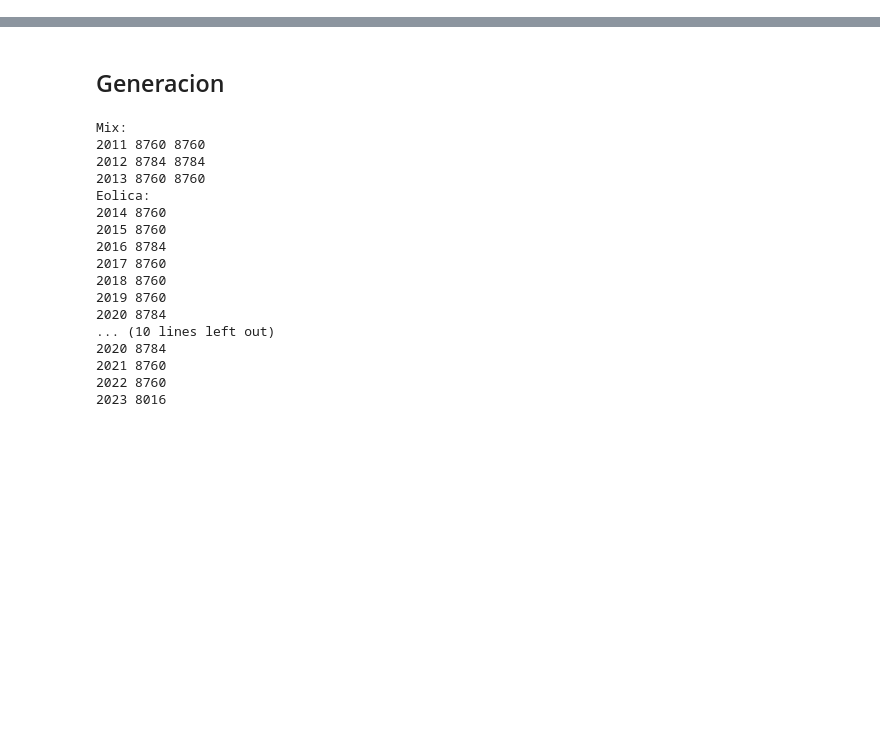
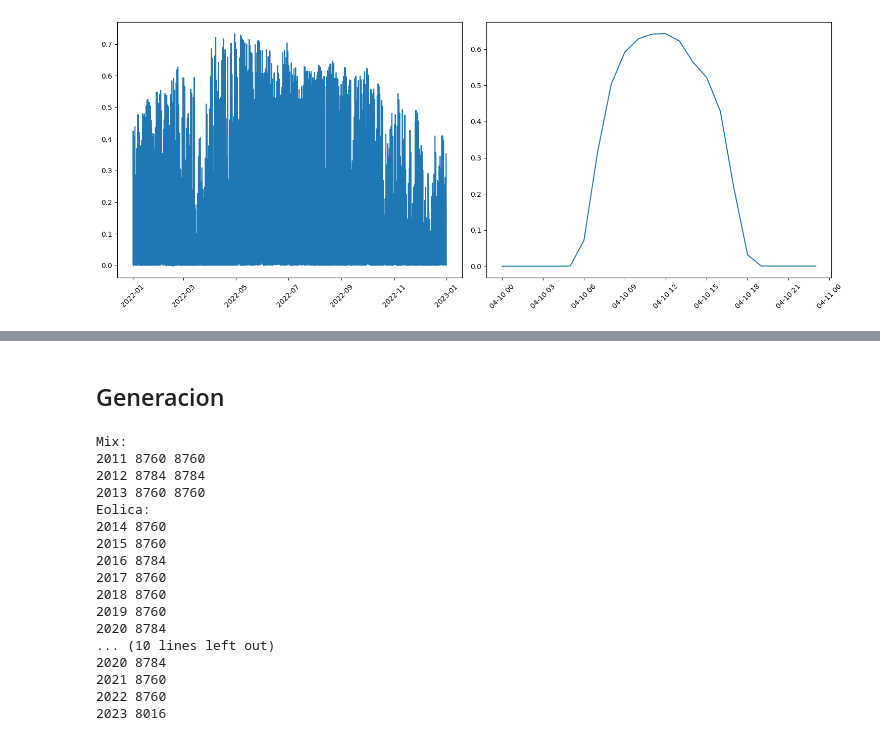
Before and after one commit to fcelya/solar-wind-generation, a Jupyter notebook: data_aggregation.ipynb, the cells around one changed output, grey strips where cells are left out. Drawn from its saved outputs; the diff is of its cells as text; code cells hidden in the pictures; blank space fills up the shorter version.

```diff
--- a/data_aggregation.ipynb
+++ b/data_aggregation.ipynb
@@ -4,0 +47,5 @@ import matplotlib.pyplot as plt
+# %%
+df_spv_pot = read_folder(folder_path,'potencia_instalada_solar_ph',save=False)
+df_st_pot = read_folder(folder_path,'potencia_instalada_solar_th',save=False)
+df_w_pot = read_folder(folder_path,'potencia_instalada_eolica',save=False)
+df_w_pot
@@ -4,0 +70,22 @@ import matplotlib.pyplot as plt
+# %%
+df = df_spv.merge(df_st,how='outer',left_index=True,right_index=True).merge(df_w,how='outer',left_index=True,right_index=True)
+df.columns = ['gen_spv','gen_st','gen_w']
+df = df.merge(df_spv_pot,how='outer',left_index=True,right_index=True).merge(df_st_pot,how='outer',left_index=True,right_index=True).merge(df_w_pot,how='outer',left_index=True,right_index=True)
+df.columns = ['gen_spv','gen_st','gen_w','pot_spv','pot_st','pot_w']
+df['pot_spv'] = df['pot_spv'].ffill()
+df['pot_st'] = df['pot_st'].ffill()
+df['pot_w'] = df['pot_w'].ffill()
+df = df.dropna()
+df['fp_spv'] = df['gen_spv']/df['pot_spv']
+df['fp_st'] = df['gen_st']/df['pot_st']
+df['fp_w'] = df['gen_w']/df['pot_w']
+# %%
+fig, ax = plt.subplots(1,2,figsize=(15,6))
+ax[0].plot(df[df.index.year==2022].index, df[df.index.year==2022]['fp_spv'])
+ax[1].plot(df[(df.index.year==2022)&(df.index.dayofyear==100)].index, df[(df.index.year==2022)&(df.index.dayofyear==100)]['fp_spv'])
+
+ax[0].tick_params(axis='x', rotation=45)
+ax[1].tick_params(axis='x', rotation=45)
+plt.tight_layout()
+# %% [output]
+[figure, added]
```
Also changed, not shown: parts of 7 cells of this notebook, 6 other files.
